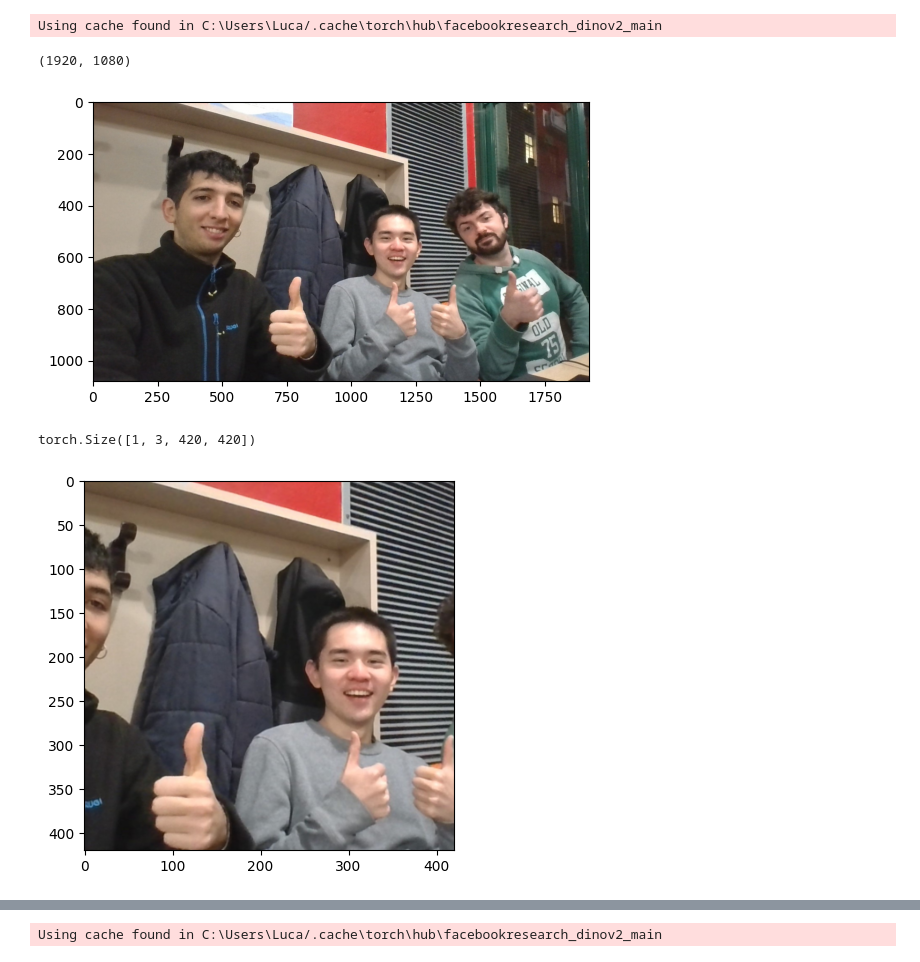
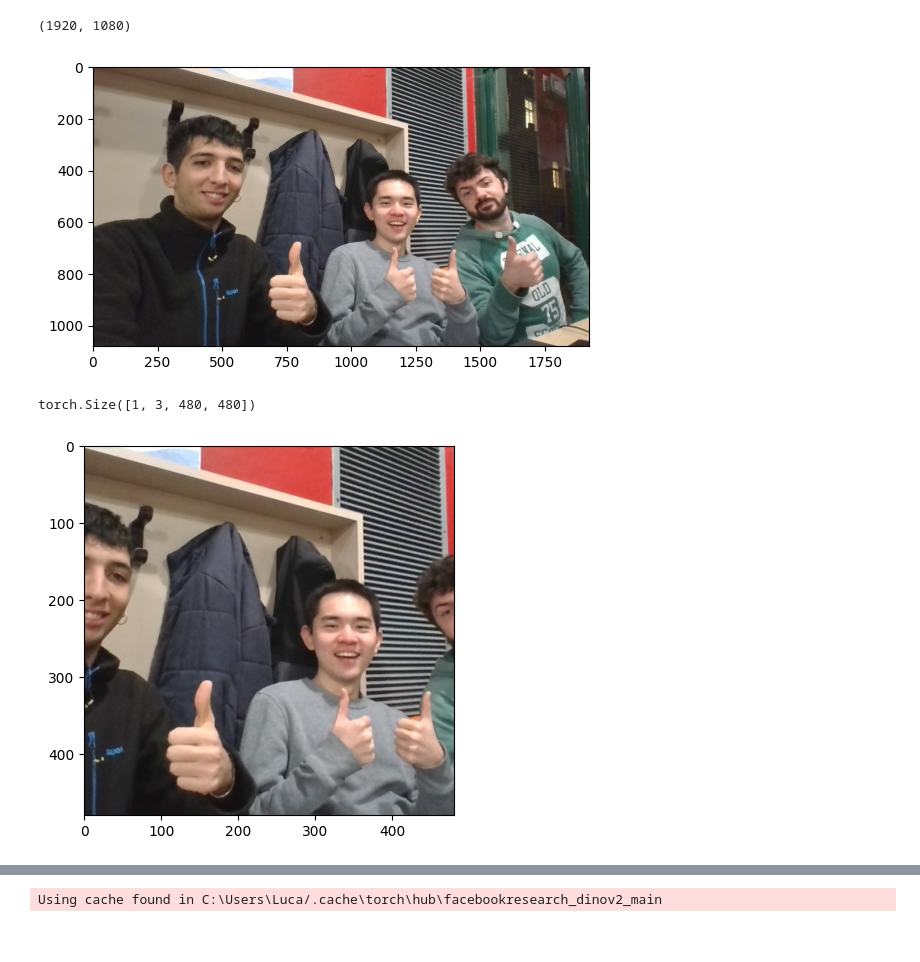
Before and after one commit to liuktc/ML4CV_Assignment, a Jupyter notebook: dinov2.ipynb, the cells around one changed output, grey strips where cells are left out. Drawn from its saved outputs; the diff is of its cells as text; code cells hidden in the pictures.

```diff
--- a/dinov2.ipynb
+++ b/dinov2.ipynb
@@ -1,8 +1,3 @@
 # %%
 import torch
 import torch.nn as nn
-# %%
-# DINOv2
-model: nn.Module = torch.hub.load("facebookresearch/dinov2", "dinov2_vits14")
-# %% [output]
-Using cache found in C:\Users\Luca/.cache\torch\hub\facebookresearch_dinov2_main
@@ -9,30 +9,30 @@ Using cache found in C:\Users\Luca/.cache\torch\hub\facebookresearch_dinov2_main
 # %%
 # Open a sample image from ImageNet
 from PIL import Image
 from torchvision import transforms
 import matplotlib.pyplot as plt
 
 input_image = Image.open("test2.jpg")
 
 # Preprocess the image
 preprocess = transforms.Compose(
     [
         transforms.Resize(512),
-        transforms.CenterCrop(14 * 30),
+        transforms.CenterCrop(16 * 30),
         transforms.ToTensor(),
         # transforms.Normalize(mean=[0.5, 0.5, 0.5], std=[0.5, 0.5, 0.5]),
     ]
 )
 print(input_image.size)
 plt.imshow(input_image)
 plt.show()
 x = preprocess(input_image).unsqueeze(0)
 print(x.shape)
 plt.imshow(x[0].permute(1, 2, 0))
 plt.show()
-y = model(x)
+y = dinov3_vits16(x)
 # %% [output]
 (1920, 1080)
 [figure]
-torch.Size([1, 3, 420, 420])
+torch.Size([1, 3, 480, 480])
-[figure, old version]
+[figure, new version]
```
Also changed, not shown: parts of 9 cells of this notebook, 6 other files.
